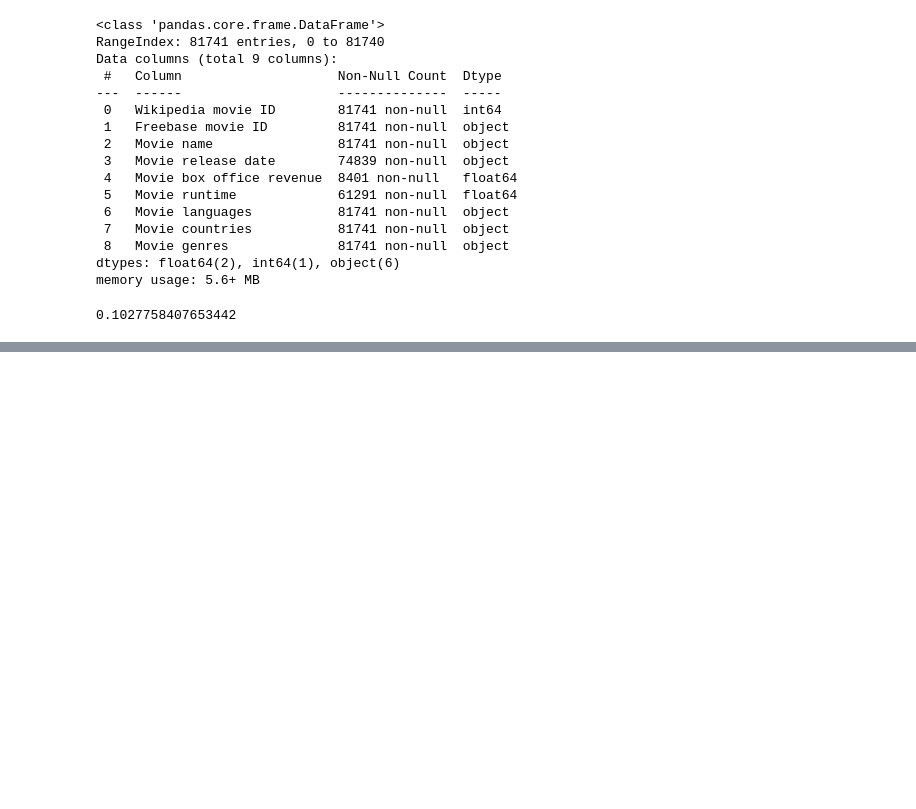
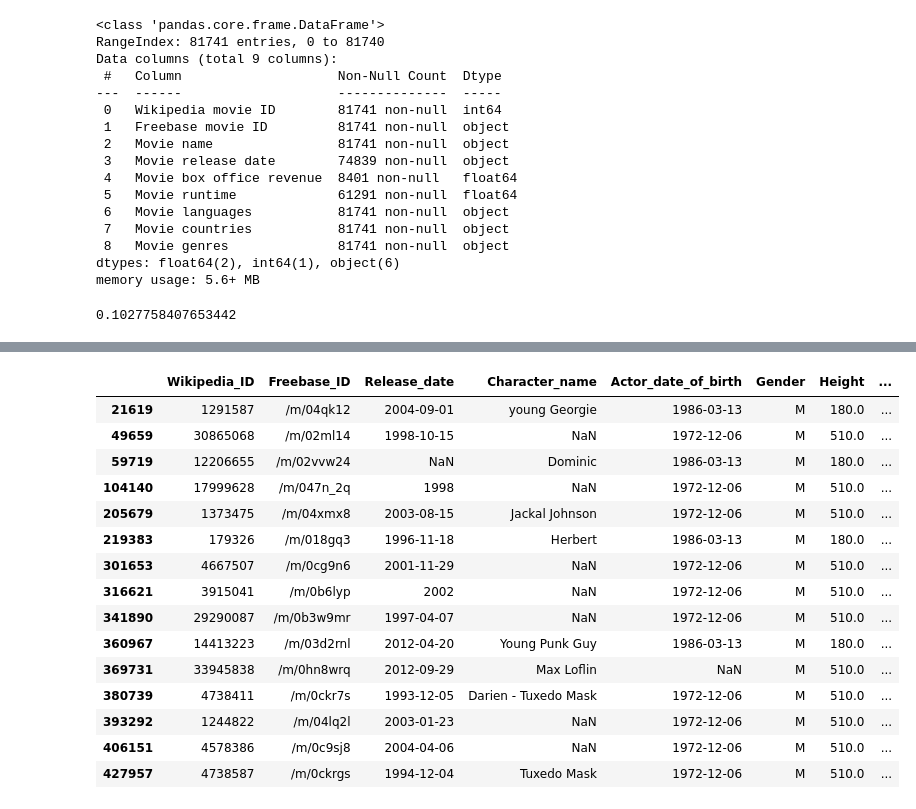
Before and after one commit to epfl-ada/ada-2023-project-adavengers2023, a Jupyter notebook: Milestone2.ipynb, the cells around one changed output, grey strips where cells are left out. Saved outputs shown, nothing was run; the diff lists cells and outputs as text; code cells hidden in the pictures; blank space fills up the shorter version.

```diff
--- a/Milestone2.ipynb
+++ b/Milestone2.ipynb
@@ -165,0 +206,19 @@ memory usage: 5.6+ MB
+# %%
+display(dfcharacter[dfcharacter.Height>2.75])
+# %% [output]
+|  | Wikipedia_ID | Freebase_ID | Release_date | Character_name | Actor_date_of_birth | Gender | Height | ... |
+| 21619 | 1291587 | /m/04qk12 | 2004-09-01 | young Georgie | 1986-03-13 | M | 180.0 | ... |
+| 49659 | 30865068 | /m/02ml14 | 1998-10-15 | NaN | 1972-12-06 | M | 510.0 | ... |
+| 59719 | 12206655 | /m/02vvw24 | NaN | Dominic | 1986-03-13 | M | 180.0 | ... |
+| 104140 | 17999628 | /m/047n_2q | 1998 | NaN | 1972-12-06 | M | 510.0 | ... |
+| 205679 | 1373475 | /m/04xmx8 | 2003-08-15 | Jackal Johnson | 1972-12-06 | M | 510.0 | ... |
+| 219383 | 179326 | /m/018gq3 | 1996-11-18 | Herbert | 1986-03-13 | M | 180.0 | ... |
+| 301653 | 4667507 | /m/0cg9n6 | 2001-11-29 | NaN | 1972-12-06 | M | 510.0 | ... |
+| 316621 | 3915041 | /m/0b6lyp | 2002 | NaN | 1972-12-06 | M | 510.0 | ... |
+| 341890 | 29290087 | /m/0b3w9mr | 1997-04-07 | NaN | 1972-12-06 | M | 510.0 | ... |
+| 360967 | 14413223 | /m/03d2rnl | 2012-04-20 | Young Punk Guy | 1986-03-13 | M | 180.0 | ... |
+| 369731 | 33945838 | /m/0hn8wrq | 2012-09-29 | Max Loflin | NaN | M | 510.0 | ... |
+| 380739 | 4738411 | /m/0ckr7s | 1993-12-05 | Darien - Tuxedo Mask | 1972-12-06 | M | 510.0 | ... |
+| 393292 | 1244822 | /m/04lq2l | 2003-01-23 | NaN | 1972-12-06 | M | 510.0 | ... |
+| 406151 | 4578386 | /m/0c9sj8 | 2004-04-06 | NaN | 1972-12-06 | M | 510.0 | ... |
+| 427957 | 4738587 | /m/0ckrgs | 1994-12-04 | Tuxedo Mask | 1972-12-06 | M | 510.0 | ... |
```
Also changed, not shown: parts of 19 cells of this notebook, 1 other file.
